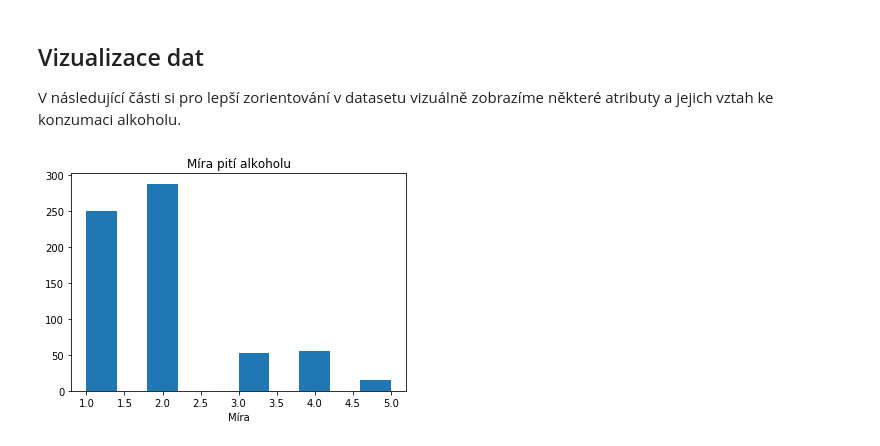
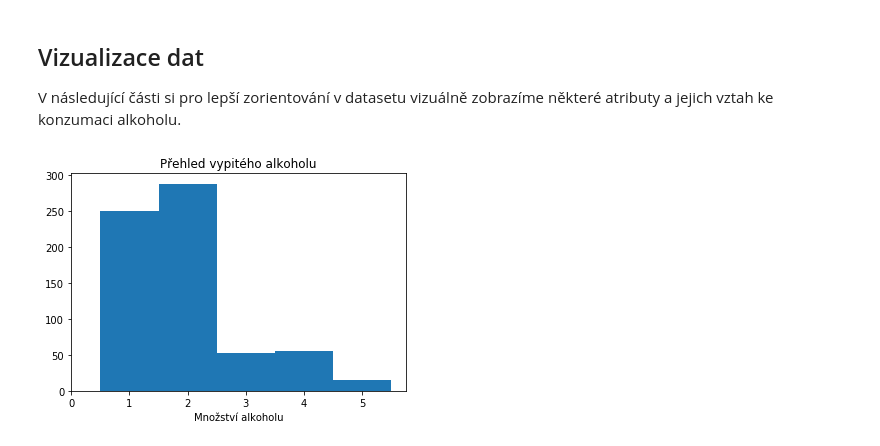
Before and after one commit to skaryys/python_semestralka, a Jupyter notebook: student_alcohol_consumption.ipynb, the cells around one changed output. Cells and saved outputs as stored; diff of their text form; code cells hidden in the pictures.

```diff
--- a/student_alcohol_consumption.ipynb
+++ b/student_alcohol_consumption.ipynb
@@ -128,13 +139,15 @@ df["Fedu"] = df["Fedu"].apply(lambda x: (x if x<2 else x-1))
 V následující části si pro lepší zorientování v datasetu vizuálně zobrazíme některé atributy a jejich vztah ke konzumaci alkoholu.
 # %%
 import matplotlib.pyplot as plt
+import numpy as np
 
 %matplotlib inline
 
-plt.hist(df['Alc'])
-plt.xlabel('Míra')
-plt.title('Míra pití alkoholu')
-
+bins = np.arange(0.5,6,1)
+plt.hist(df['Alc'],bins=bins)
+plt.xlabel('Množství alkoholu')
+plt.title('Přehled vypitého alkoholu')
+plt.xticks(range(6))
 plt.show()
 # %% [output]
-[figure, old version]
+[figure, new version]
```
Also changed, not shown: parts of 4 cells of this notebook.
